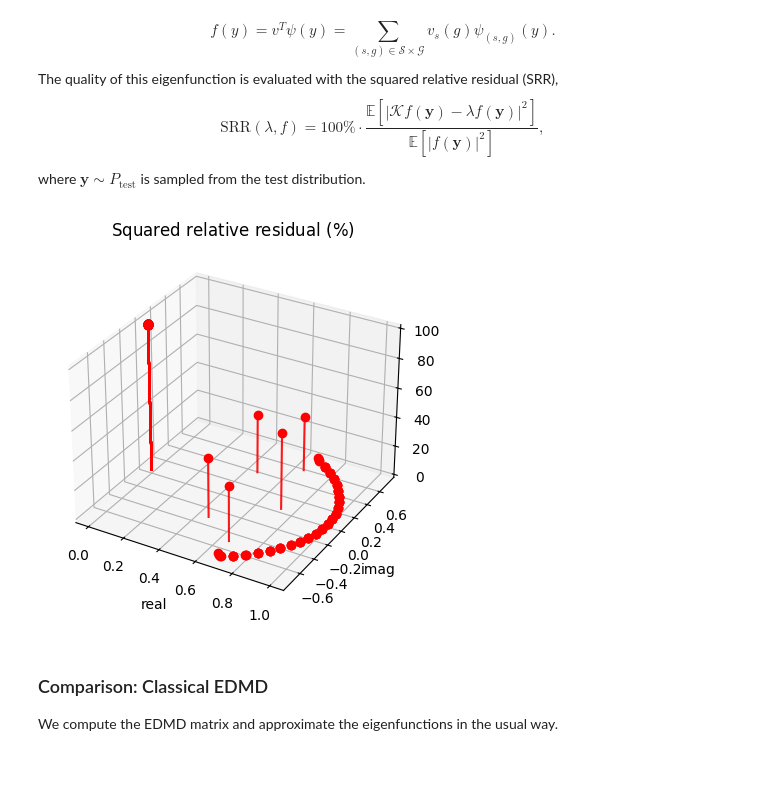
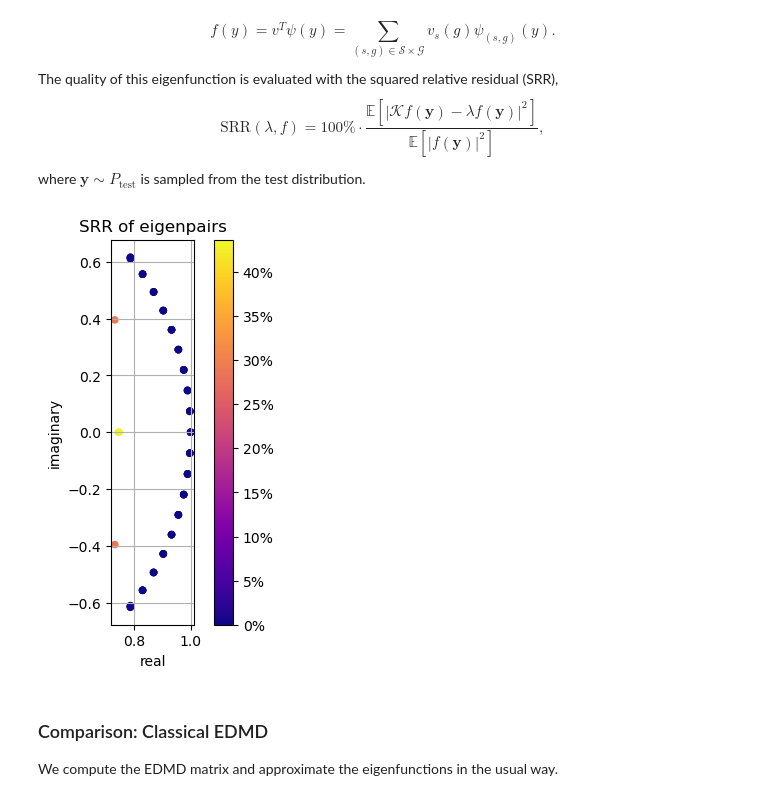
Before and after one commit to graps1/convolutional-edmd, a Jupyter notebook: ks2d_detailed.ipynb, the cells around one changed output. Drawn from its saved outputs; the diff is of its cells as text; code cells hidden in the pictures; blank space fills up the shorter version.

Commit message:
major revision, plotting much better now

```diff
--- a/ks2d_detailed.ipynb
+++ b/ks2d_detailed.ipynb
@@ -11,19 +11,18 @@ Our goal is to learn the system's flow using (group-convolutional) extended dyna
 We start by loading the data and plotting a few samples from the training trajectory.
 # %%
 import torch
-import numpy as np
 from functools import partial
 from random import choice
 import matplotlib.pyplot as plt
 torch.set_default_dtype(torch.double)
 
 # load training data
-Y = torch.tensor( np.load("ks2d_long.npy") )
-state_dim_orig = Y.shape[1:]
-Y = Y.view(-1, Y.shape[1]*Y.shape[2])
-n_samples = 20
-Y_train = Y[900:900+n_samples+1,:]
-Y_test  = Y[900+n_samples+1:,:]
+n_samples = 50
+Y_train = torch.load( "data/ks2d_large_data_train.pt" )
+Y_test = torch.load( "data/ks2d_test.pt" )
+state_dim_orig = Y_train.shape[2:]
+Y_train = Y_train[:n_samples+1].flatten(1)
+Y_test = Y_test.flatten(1)
 
 # number of samples and the state dimension
 state_dim = Y_train.shape[1]
@@ -189,9 +188,9 @@ $$
 where $n$ is the state dimension, $\mathbf y \sim P_{\text{test}}$ is sampled from the test distribution and $\overline{\mathbf y}$ the discretized state. (This is a good way to check whether the system dynamics are reflected in the predictions of the (convolutional) EDMD approach.)
 # %%
 # defines the optimization problem: solves for the optimal EDMD convolution kernel
-S = 10
+S = 5
 torch.manual_seed(0)
-measure_points = torch.randint(low=0,high=state_dim,size=(S,))
+measure_points = torch.randint(state_dim,size=(S,))
 
 # defines a generating observable
 χ = lambda y: y[...,measure_points]+0j
@@ -201,11 +200,12 @@ measure_points = torch.randint(low=0,high=state_dim,size=(S,))
 ψ = lambda y: { g: χ( act(g, y) ) for g in G }
 
 # the reconstruction matrix
-B = torch.linalg.lstsq( ψ_vec(Y_test), Y_test+0j ).solution.T
+print(χ(Y_train).shape)
+print(ψ_vec(Y_train).shape, Y_train.shape)
+B = torch.linalg.lstsq( ψ_vec(Y_test), Y_test.flatten(1)+0j ).solution.T
 
 # plots the evolution of the S observables over time
-for i in range(S):
-    plt.plot( χ( Y_train )[:,i].real, label=f"observable #{i}" )
+for i in range(S): plt.plot( χ( Y_train )[:,i].real, label=f"observable #{i}" )
 plt.title("Observables over time on the training data")
 plt.xlabel("t")
 plt.legend()
@@ -350,27 +352,25 @@ where $\mathbf y \sim P_{\text{test}}$ is sampled from the test distribution.
 # %%
 # defines the transposed convolution kernel
 A_T = { g: A[inverse(g)].T for g in G }
 SRRs_convolution = [ ]
 for λ, v in eigenpairs(A_T):
     v_vec = torch.cat([v[g] for g in G], dim=-1)
     top = ψ_vec(Y_test[1:]) @ v_vec - λ * ψ_vec(Y_test[:-1]) @ v_vec
     btm = ψ_vec(Y_test[:-1]) @ v_vec
     SRR = top.abs().pow(2).mean() / btm.abs().pow(2).mean()
     SRRs_convolution.append( (λ.real, λ.imag, 100 * SRR.item()) )
 
-fig = plt.figure()
-ax = fig.add_subplot(projection="3d")
-markerline, stemlines, baseline = ax.stem( *zip(*SRRs_convolution) )
-markerline.set_color("red")
-stemlines.set_color("red")
-stemlines.set_alpha(0.9)
-baseline.set_alpha(0)
+fig, ax = plt.subplots(1,1,figsize=(5,5))
+x,y,c = zip(*SRRs_convolution)
+plt.colorbar( ax.scatter( x, y, c=c, cmap="plasma", s=20 ), format="{x:.0f}%" )
 ax.set_xlabel("real")
-ax.set_ylabel("imag")
-ax.set_title("Squared relative residual ($\%$)")
+ax.set_ylabel("imaginary")
+ax.set_title("SRR of eigenpairs")
+ax.set_aspect("equal")
+ax.grid()
 plt.show()
 # %% [output]
-[figure, old version]
+[figure, new version]
 # %% [markdown]
 ### Comparison: Classical EDMD
 
```
Also changed, not shown: parts of 5 cells of this notebook, 36 other files.
